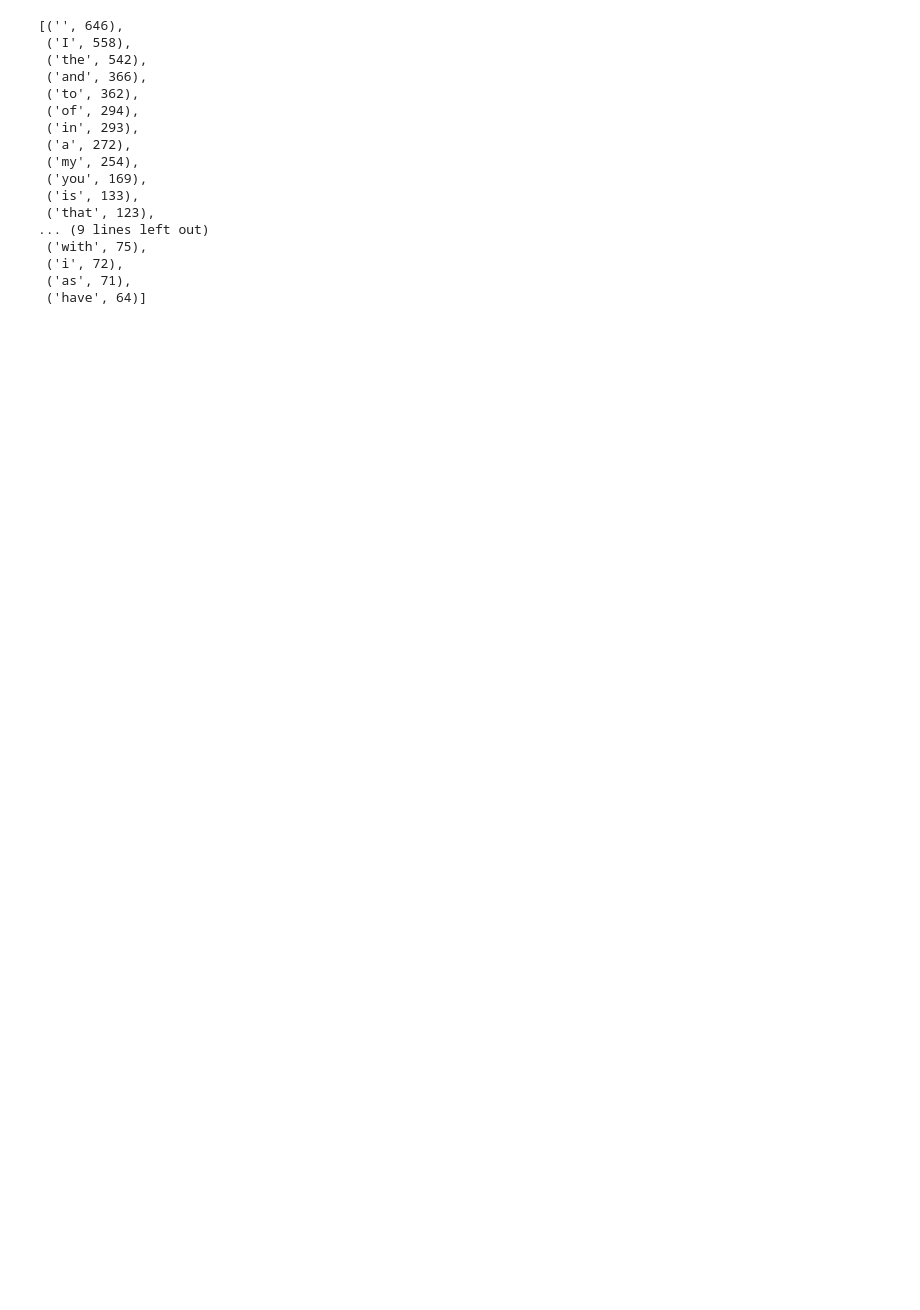
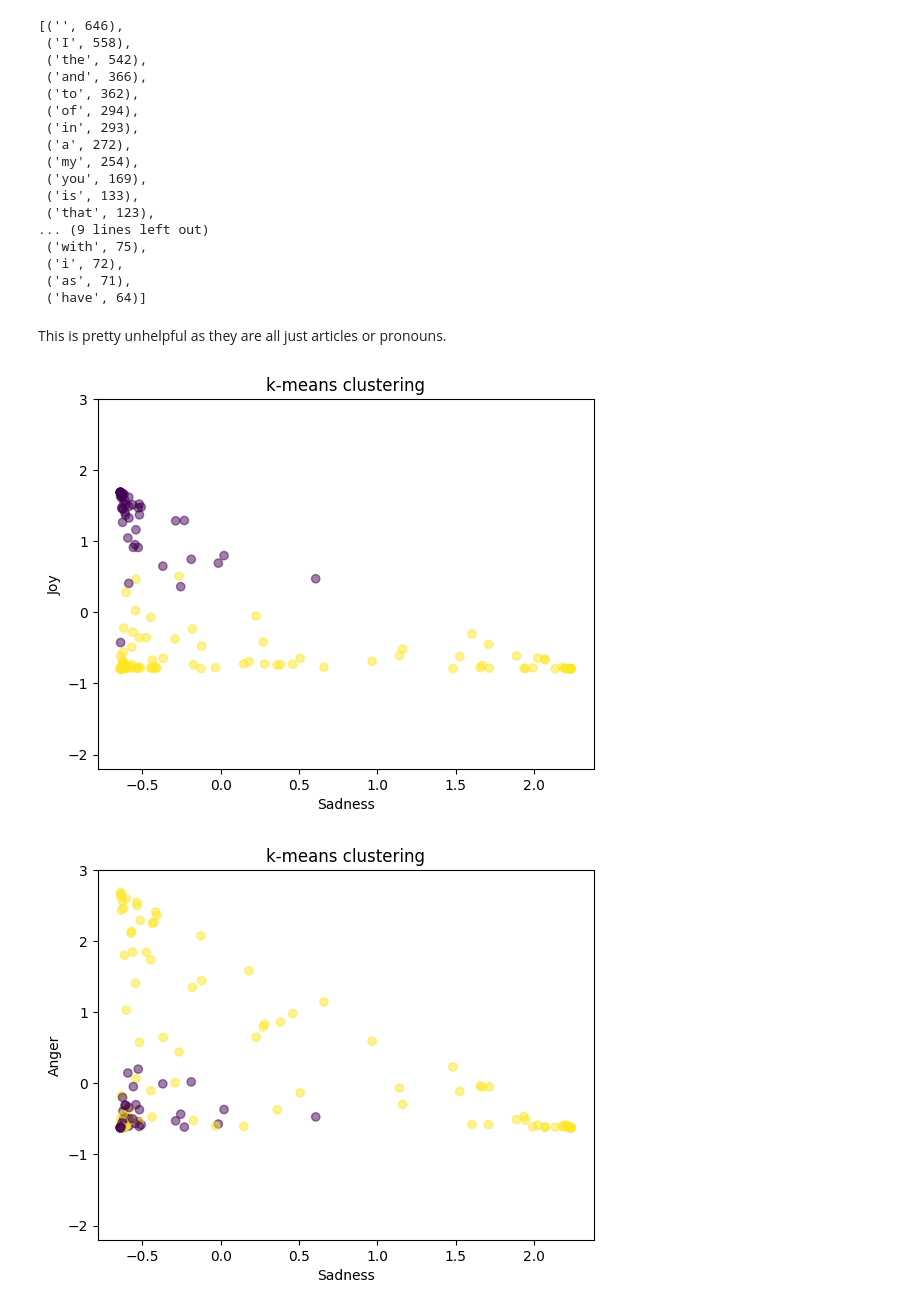
Before and after one commit to idmmachinelearning-ms/Project, a Jupyter notebook: Milestone-5.ipynb, the cells around one changed output. Cells and saved outputs as stored; diff of their text form; code cells hidden in the pictures; blank space fills up the shorter version.

```diff
--- a/Milestone-5.ipynb
+++ b/Milestone-5.ipynb
@@ -355,3 +355,50 @@ counter.most_common(25)
  ('i', 72),
  ('as', 71),
  ('have', 64)]
+# %% [markdown]
+This is pretty unhelpful as they are all just articles or pronouns.
+# %%
+n_clusters = 2
+km_model = KMeansClustering(n_clusters=n_clusters)
+km_predicted_test = km_model.fit_predict(poems_pca_df)
+
+# For plotting
+xl, yl, zl = "Sadness", "Joy", "Anger"
+x = poems_scaled[xl]
+y = poems_scaled[yl]
+z = poems_scaled[zl]
+
+clusters = km_predicted["clusters"]
+
+# 2D
+plt.scatter(x, y, c=clusters, marker='o', linestyle='', alpha=0.5)
+plt.title("k-means clustering")
+plt.xlabel(xl)
+plt.ylabel(yl)
+plt.ylim([-2.2, 3])
+plt.show()
+
+plt.scatter(x, z, c=clusters, marker='o', linestyle='', alpha=0.5)
+plt.title("k-means clustering")
+plt.xlabel(xl)
+plt.ylabel(zl)
+plt.ylim([-2.2, 3])
+plt.show()
+
+# 3D
+fig = plt.figure(figsize=(8, 8))
+ax = fig.add_subplot(projection='3d')
+
+ax.scatter(x, y, z, c=clusters, marker='o', linestyle='', alpha=0.5)
+
+ax.set_title("k-means clustering")
+ax.set_xlabel(xl)
+ax.set_ylabel(yl)
+ax.set_zlabel(zl)
+ax.set_ylim(-2.5, 8)
+ax.set_zlim(-2.5, 2.5)
+
+plt.show()
+# %% [output]
+[figure, added]
+[figure, added]
```
Also changed, not shown: parts of 6 cells of this notebook.
